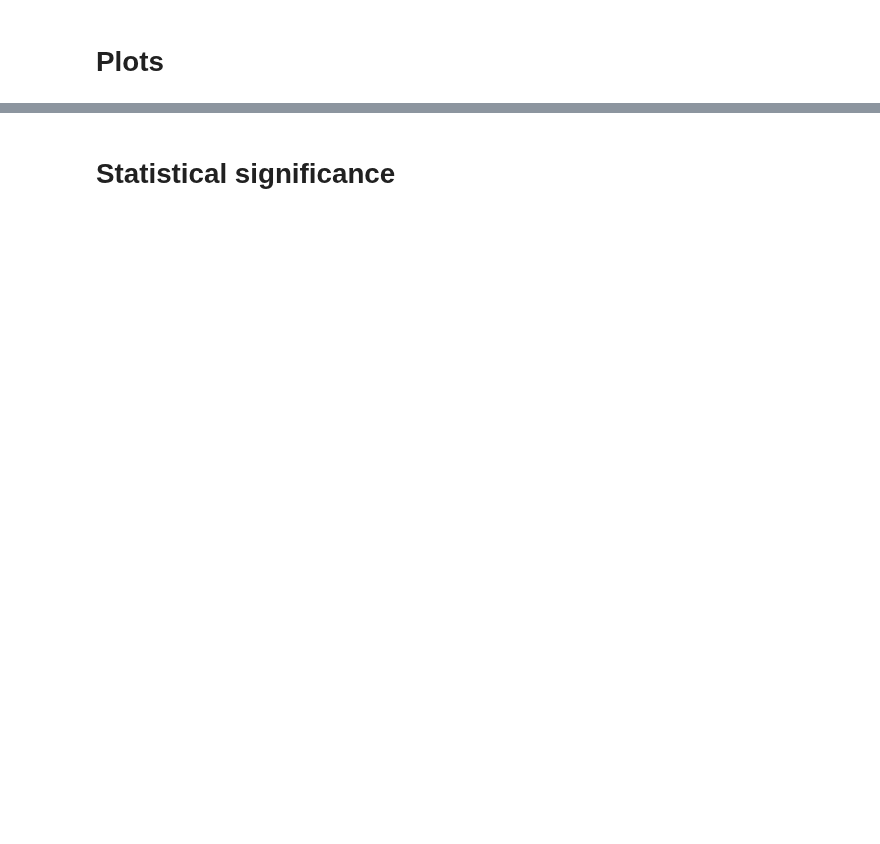
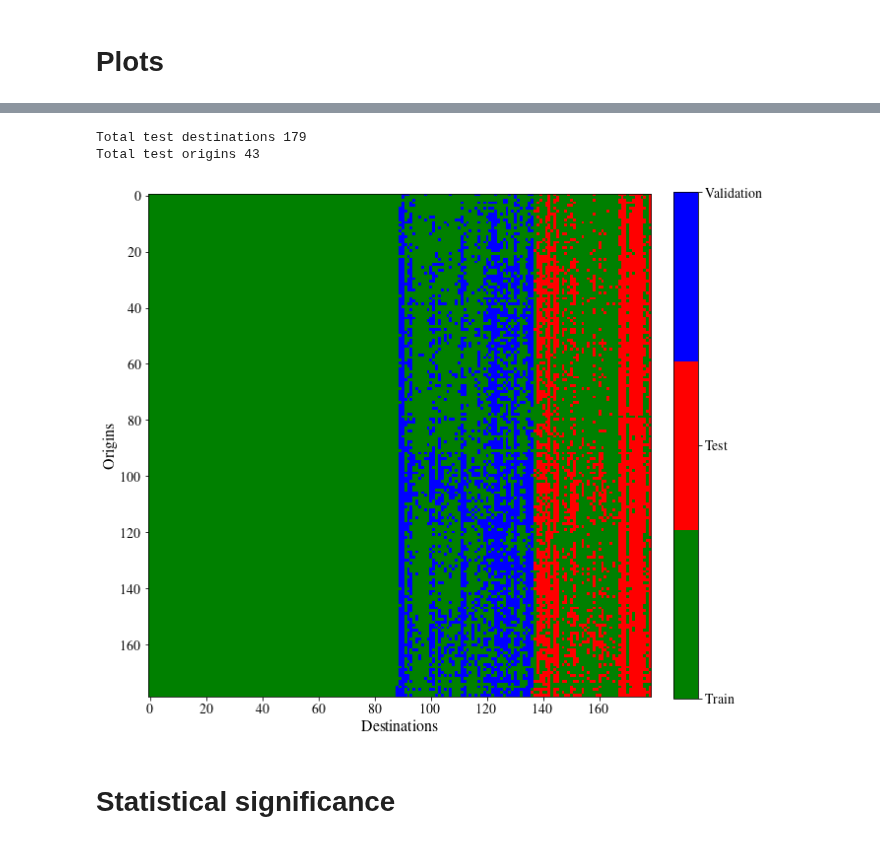
Before and after one commit to YannisZa/GeNSIT, a Jupyter notebook: notebooks/plots/Spatial 2d residual plot DC .ipynb, the cells around one changed output, grey strips where cells are left out. Drawn from its saved outputs; the diff is of its cells as text; code cells hidden in the pictures; blank space fills up the shorter version.

```diff
--- a/notebooks/plots/Spatial 2d residual plot DC .ipynb
+++ b/notebooks/plots/Spatial 2d residual plot DC .ipynb
@@ -90,7 +219,7 @@ if sample == "intensity":
             settings = settings,
             inputs = None,
             slice = True,
-            level = 'NOTE'
+            level = 'ERROR'
         )
         # Silence outputs
         disjointgensit_outputs.logger.setLevels(console_level='NOTE')
@@ -108,8 +237,7 @@ if sample == "intensity":
             disjointgensit_intensity_means.append(disjointgensit_intensity_group.mean(['iter'],dtype='float64'))
         disjointgensit_intensity_mean = xr.concat(
             disjointgensit_intensity_means,
-            dim='seed',
-            coords=disjointgensit_outputs.data.alpha.coords['seed'].values
+            dim='seed'
         ).reset_index('sweep')
         disjointgensit_intensity_mean.to_netcdf(path=disjointgensit_intensity_mean_path)
     elif os.path.exists(disjointgensit_intensity_mean_path):
@@ -141,13 +269,14 @@ else:
                 settings = settings,
                 inputs = None,
                 slice = True,
-                level = 'NOTE'
+                level = 'ERROR'
             )
             # Silence outputs
             disjointgensit_outputs.logger.setLevels(console_level='NOTE')
             # Slice sweep configurations
-            print(disjointgensit_outputs.config.sweep_configurations)
-            disjointgensit_outputs.config.sweep_configurations = [(seed,sigma, ['alpha', 'beta'])]
+            print('BEFORE EDITTING',disjointgensit_outputs.config.sweep_configurations)
+            disjointgensit_outputs.config.sweep_configurations = [(seed, sigma, ['alpha', 'beta'])]
+            print('AFTER EDITTING',disjointgensit_outputs.config.sweep_configurations)
             # Load all data
             disjointgensit_outputs.load()
 
@@ -189,12 +318,14 @@ sample = "table"
 reload = False
 
 n_iter = 100000
-n_ensemble = 1
-seeds = None#range(1,n_ensemble+1)
+n_ensemble = 5
+seeds = range(1,n_ensemble+1)
+# None,range(1,n_ensemble+1)
 sigma = 0.1414213562
 #0.1414213562, None, 0.0141421356
 
-experiment_id = 'JointTableSIM_NN_SweepedNoise__totally_and_cell_constrained_21_05_2024_13_25_40'
+experiment_id = 'JointTableSIM_NN_SweepedNoise__doubly_and_cell_constrained_29_05_2025_15_05_34_ensemble5'
+# experiment_id = 'JointTableSIM_NN_SweepedNoise__totally_and_cell_constrained_28_05_2025_19_41_33_ensemble5'
 jointgensit_out_path = f'../../data/outputs/DC/exp1/{experiment_id}/stored_results/'
 makedir(jointgensit_out_path)
 sigma_str = str(np.round(sigma,5) if sigma is not None else None)
@@ -782,41 +867,46 @@ table_masks += 3*inputs.data.validation_cells_mask.astype(int)
 
 new_destinations = np.where(np.all(table_masks == 2, axis=0))[0]
 new_origins = np.where(np.all(table_masks == 2, axis=1))[0]
-print('new destinations',new_destinations)
-print('new origins',new_origins)
+# print('new destinations',new_destinations)
+# print('new origins',new_origins)
 print("Total test destinations",len(np.unique(inputs.data.test_cells[:,0])))
 print("Total test origins",len(np.unique(inputs.data.test_cells[:,1])))
 
 test_cells_df = pd.DataFrame(inputs.data.test_cells.astype(int), columns=["origin", "destination"])
 # Count unique values in column 2 (value) per unique value in column 1 (key)
-print("Total test origins by test destination",test_cells_df.groupby("origin")["destination"].nunique())
-print("Total test destinations by test origin",test_cells_df.groupby("destination")["origin"].nunique())
+# print("Total test origins by test destination",test_cells_df.groupby("origin")["destination"].nunique())
+# print("Total test destinations by test origin",test_cells_df.groupby("destination")["origin"].nunique())
 
 fig,ax = plt.subplots(1,1,figsize=(10, 10))
 colors = ['green', 'red', 'blue']
 cmap = mpl.colors.ListedColormap(colors)
 heatmap = plt.imshow(table_masks, cmap=cmap, aspect='equal', interpolation='nearest')
 cbar = plt.colorbar(ticks=[1, 2, 3],fraction=0.046, pad=0.04)
 cbar.set_ticklabels(['Train', 'Test', 'Validation'])
 cbar.ax.tick_params(labelsize=14)
-ax.set_xticks([])
-ax.set_yticks([])
+# ax.set_xticks([])
+# ax.set_yticks([])
+ax.tick_params(axis='both', labelsize=14)
 ax.set_xlabel('Destinations', fontsize=16)
 ax.set_ylabel('Origins', fontsize=16)
 # fig.tight_layout()
 plt.show()
 
 fig.savefig(
     f"../../data/outputs/DC/exp1/paper_figures/train_test_split/train_test_validation_split.pdf",
     format='pdf'
 )
 # write_figure(
 #     fig,
 #     f"../../data/outputs/DC/exp1/paper_figures/train_test_split/train_test_validation_split",
 #     figure_format=plot_settings.get('figure_format',''),
 #     pad_inches=0.0,
 #     bbox_inches='tight'
 # )
+# %% [output]
+Total test destinations 179
+Total test origins 43
+[figure, added]
 # %%
 # fig,ax = plt.subplots(1,1,figsize=(10, 10))
 # plt.title('New destinations')
```
Also changed, not shown: parts of 18 cells of this notebook, 1 other file.
